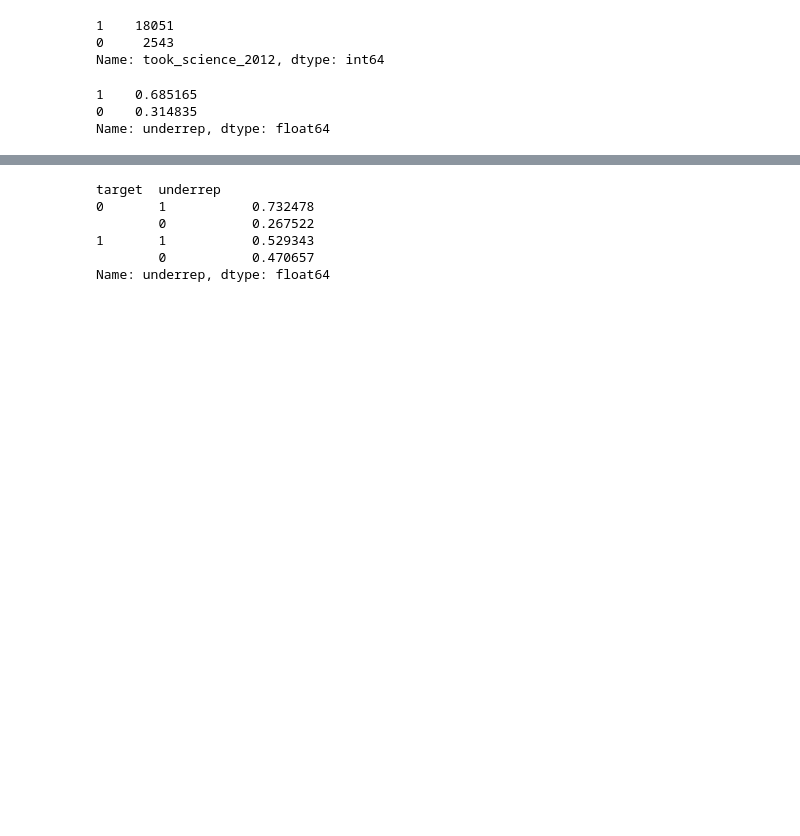
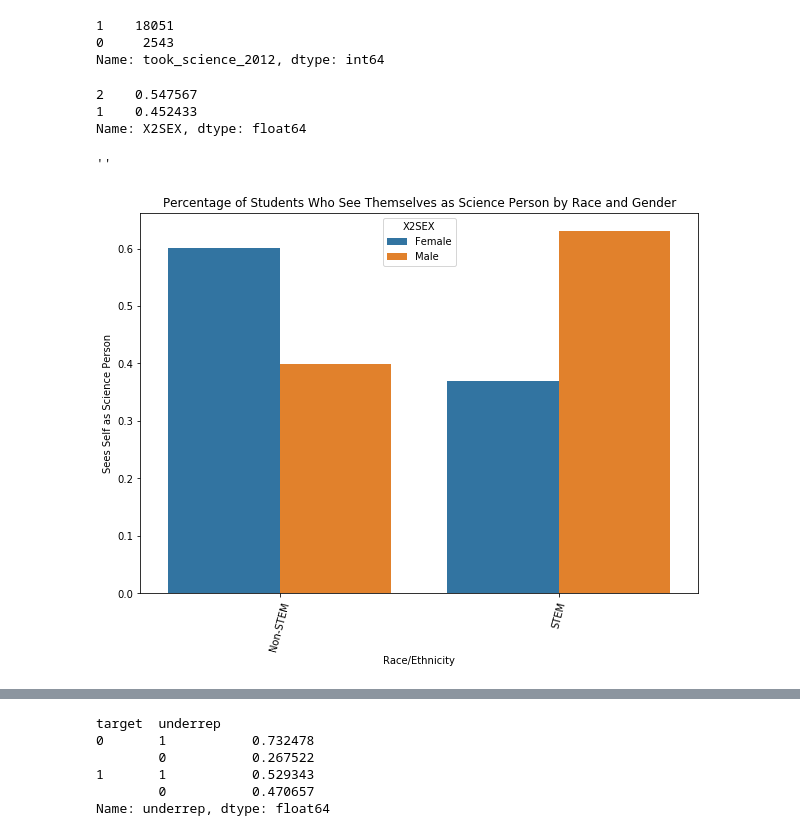
Before and after one commit to laurenphipps/STEM-majors, a Jupyter notebook: EDAviz.ipynb, the cells around one changed output, grey strips where cells are left out. Drawn from its saved outputs; the diff is of its cells as text; code cells hidden in the pictures; blank space fills up the shorter version.

```diff
--- a/EDAviz.ipynb
+++ b/EDAviz.ipynb
@@ -214,8 +214,34 @@ likert_cols = ['S2SPERSON1', 'S2SPERSON2',
 for col in likert_cols:
    modeling_df[col].replace({2:1, 3:0, 4:0, -9:0, }, inplace = True)
 # %%
-modeling_df.underrep.value_counts(normalize = True)
+modeling_df.X2SEX.value_counts(normalize = True)
 # %% [output]
-1    0.685165
-0    0.314835
-Name: underrep, dtype: float64
+2    0.547567
+1    0.452433
+Name: X2SEX, dtype: float64
+# %%
+modeling_df.groupby(by = ['target'])['X2SEX'].value_counts(normalize = True)
+
+#create dataframe of groupby object
+target_gender = pd.DataFrame(modeling_df.groupby(by = ['target'])['X2SEX'].value_counts(normalize = True))
+#change name of column to value to not confused with target variable
+target_gender.rename(columns = {'X2SEX':'value'}, inplace = True)
+#change multindex to individual columns
+target_gender.reset_index(inplace=True, level = ('target', 'X2SEX'))
+#change 1/2 to male/female labels
+target_gender['X2SEX'] = target_gender['X2SEX'].map({1: 'Male', 2: 'Female'})
+#isolate only students choosing a stem major
+#target_gender = target_gender[target_gender['target'] != 0]
+
+
+plt.figure(figsize = (10, 7))
+sns.barplot(x = 'target', y = 'value', hue = 'X2SEX', data = target_gender)
+#sns.barplot(x = [0,1], y = [1, 1])
+plt.xlabel('Race/Ethnicity')
+plt.ylabel('Sees Self as Science Person')
+plt.title('Percentage of Students Who See Themselves as Science Person by Race and Gender')
+plt.xticks(ticks = range(0,2), rotation = 75, labels = ['Non-STEM', 'STEM'])
+;
+# %% [output]
+''
+[figure, added]
```
Also changed, not shown: parts of 9 cells of this notebook, 3 other files.
